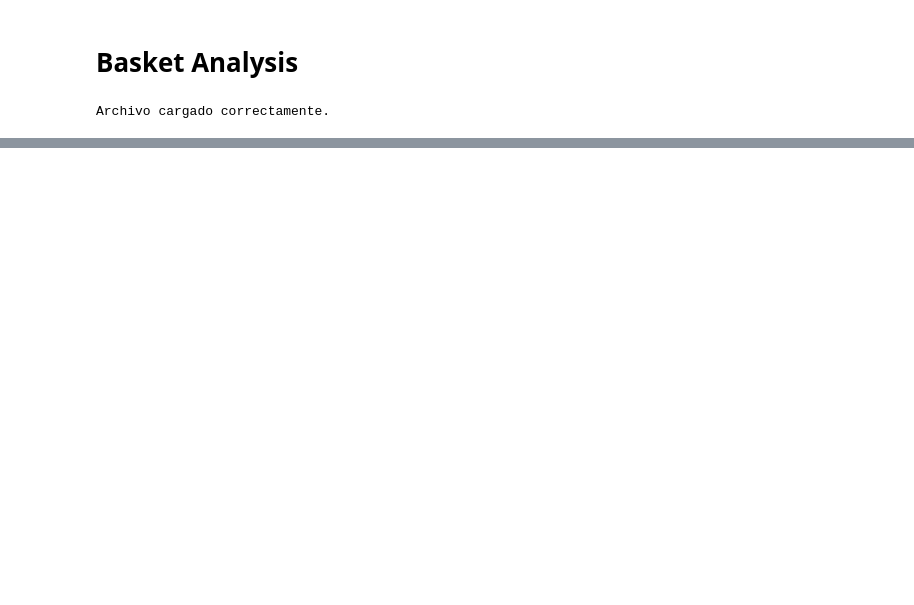
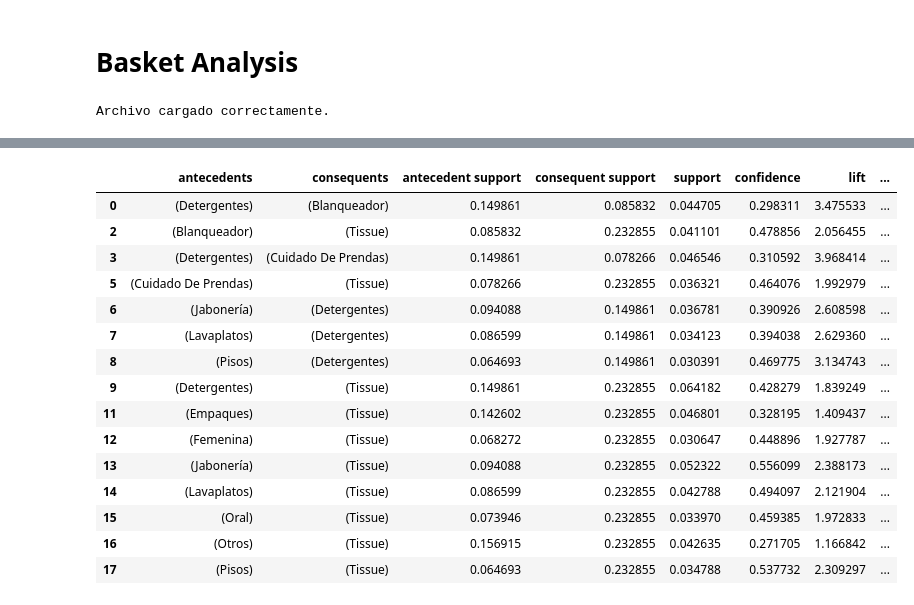
Before and after one commit to ZabakJL/ProyectoMiniMarket, a Jupyter notebook: notebooks/03_basket_analysis.ipynb, the cells around one changed output, grey strips where cells are left out. Saved outputs shown, nothing was run; the diff lists cells and outputs as text; code cells hidden in the pictures; blank space fills up the shorter version.

```diff
--- a/notebooks/03_basket_analysis.ipynb
+++ b/notebooks/03_basket_analysis.ipynb
@@ -84,0 +230,25 @@ fig = vdf.graficar_coordenadas_paralelas(mejores_reglas_apriori)
+# %%
+# Crear la columna combinada con el conjunto de antecedents y consequents
+mejores_reglas_apriori['combinacion'] = mejores_reglas_apriori.apply(lambda row: frozenset(row['antecedents']).union(row['consequents']), axis=1)
+
+# Obtener combinaciones únicas
+combinaciones_unicas = mejores_reglas_apriori.drop_duplicates(subset='combinacion')
+# %%
+combinaciones_unicas
+# %% [output]
+|  | antecedents | consequents | antecedent support | consequent support | support | confidence | lift | ... |
+| 0 | (Detergentes) | (Blanqueador) | 0.149861 | 0.085832 | 0.044705 | 0.298311 | 3.475533 | ... |
+| 2 | (Blanqueador) | (Tissue) | 0.085832 | 0.232855 | 0.041101 | 0.478856 | 2.056455 | ... |
+| 3 | (Detergentes) | (Cuidado De Prendas) | 0.149861 | 0.078266 | 0.046546 | 0.310592 | 3.968414 | ... |
+| 5 | (Cuidado De Prendas) | (Tissue) | 0.078266 | 0.232855 | 0.036321 | 0.464076 | 1.992979 | ... |
+| 6 | (Jabonería) | (Detergentes) | 0.094088 | 0.149861 | 0.036781 | 0.390926 | 2.608598 | ... |
+| 7 | (Lavaplatos) | (Detergentes) | 0.086599 | 0.149861 | 0.034123 | 0.394038 | 2.629360 | ... |
+| 8 | (Pisos) | (Detergentes) | 0.064693 | 0.149861 | 0.030391 | 0.469775 | 3.134743 | ... |
+| 9 | (Detergentes) | (Tissue) | 0.149861 | 0.232855 | 0.064182 | 0.428279 | 1.839249 | ... |
+| 11 | (Empaques) | (Tissue) | 0.142602 | 0.232855 | 0.046801 | 0.328195 | 1.409437 | ... |
+| 12 | (Femenina) | (Tissue) | 0.068272 | 0.232855 | 0.030647 | 0.448896 | 1.927787 | ... |
+| 13 | (Jabonería) | (Tissue) | 0.094088 | 0.232855 | 0.052322 | 0.556099 | 2.388173 | ... |
+| 14 | (Lavaplatos) | (Tissue) | 0.086599 | 0.232855 | 0.042788 | 0.494097 | 2.121904 | ... |
+| 15 | (Oral) | (Tissue) | 0.073946 | 0.232855 | 0.033970 | 0.459385 | 1.972833 | ... |
+| 16 | (Otros) | (Tissue) | 0.156915 | 0.232855 | 0.042635 | 0.271705 | 1.166842 | ... |
+| 17 | (Pisos) | (Tissue) | 0.064693 | 0.232855 | 0.034788 | 0.537732 | 2.309297 | ... |
```
Also changed, not shown: parts of 12 cells of this notebook, 3 other files.
